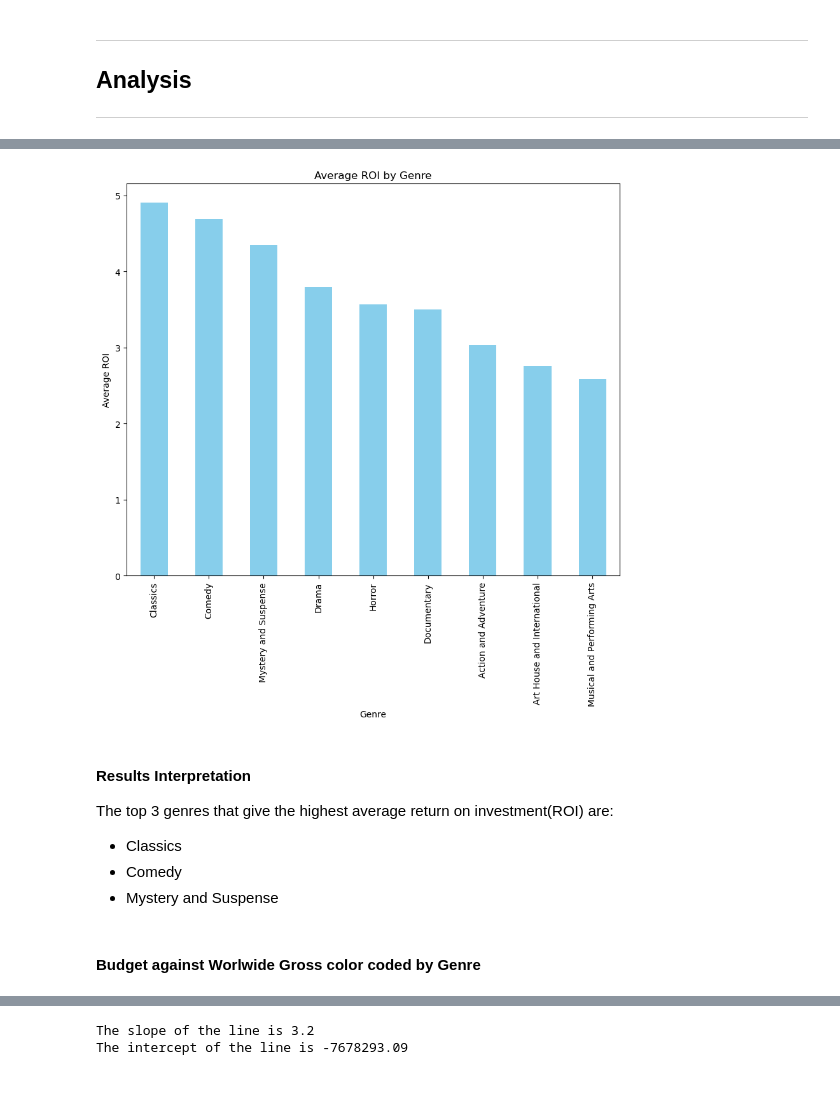
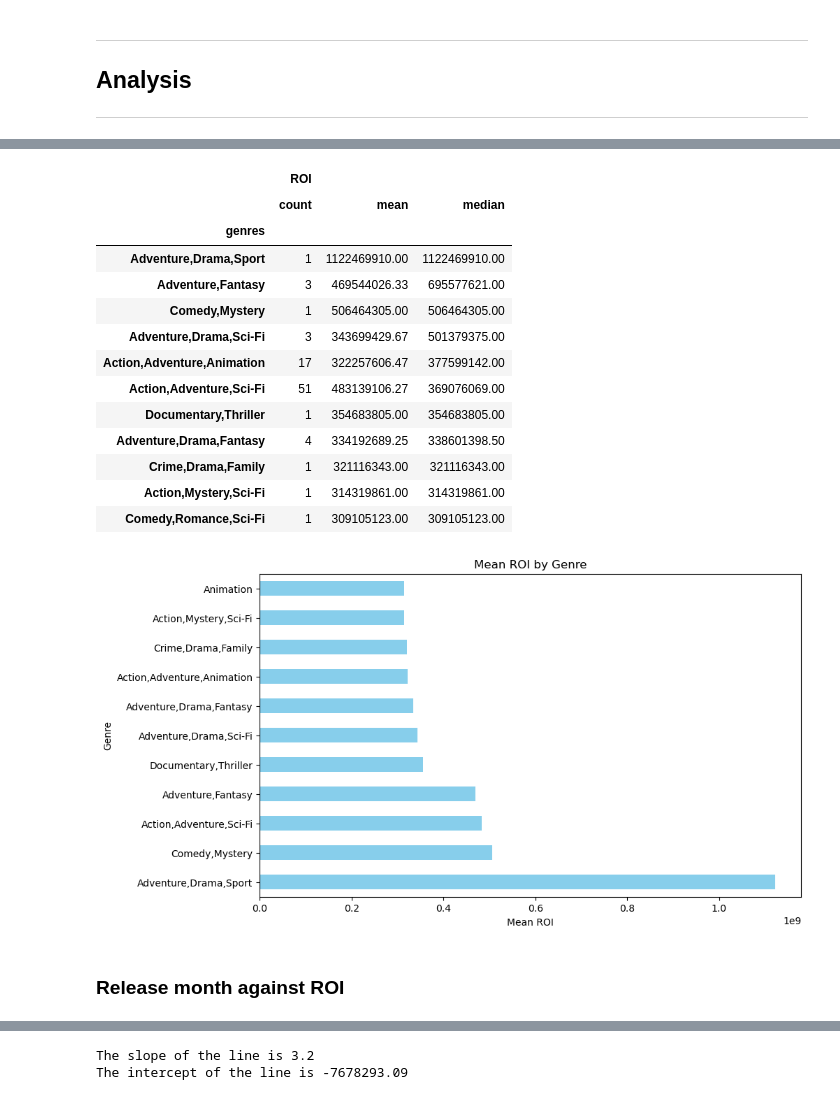
Before and after one commit to TumainiC/Movie_Analysis_Project, a Jupyter notebook: student.ipynb, the cells around one changed output, grey strips where cells are left out. Saved outputs shown, nothing was run; the diff lists cells and outputs as text; code cells hidden in the pictures.

```diff
--- a/student.ipynb
+++ b/student.ipynb
@@ -281,7 +161,8 @@ tmbd_movies['ROI'] = (tmbd_movies['worldwide_gross'] - tmbd_movies['production_b
 # %% [markdown]
 ## Merging Dataframes
 # %%
-# merge the movie_basics and movie_ratings dataframes
-# Merge the DataFrames
-movie_data = pd.merge(movie_basics, movie_ratings, on='movie_id')
-movie_data.head()
+#merge the movie_budgets and movie_basics dataframes
+movies_data = pd.merge(movie_budgets,
+                      movie_basics,
+                      on=['movie_title'],
+                      how='inner')
@@ -346,0 +190,7 @@ memory usage: 433.6+ KB
+# %%
+#calculate the ROI column
+movies_data['ROI'] = movies_data['worldwide_gross'] - movies_data['production_budget']
+# %%
+#reorder the columns for easier reading
+movies_data = movies_data[['movie_title', 'release_month', 'production_budget',
+                            'worldwide_gross', 'ROI', 'genres', 'director_name']]
@@ -361,3 +230,6 @@ In this case we want to find out which movie genres are doing the best in Box Of
 import matplotlib.pyplot as plt
 import seaborn as sns
 %matplotlib inline
+# %%
+# Group the data by genre and calculate the mean ROI
+genre_roi = movies_data[['genres', 'ROI']].groupby('genres').agg(['count', 'mean', 'median'])
@@ -364,27 +272,36 @@ import seaborn as sns
+# %%
+#grouping by median and ROI
+genre_roi.sort_values(by=('ROI','median'),ascending=False).head(11)
+# %% [output]
+|  | ROI |  |  |
+|  | count | mean | median |
+| genres |  |  |  |
+| Adventure,Drama,Sport | 1 | 1122469910.00 | 1122469910.00 |
+| Adventure,Fantasy | 3 | 469544026.33 | 695577621.00 |
+| Comedy,Mystery | 1 | 506464305.00 | 506464305.00 |
+| Adventure,Drama,Sci-Fi | 3 | 343699429.67 | 501379375.00 |
+| Action,Adventure,Animation | 17 | 322257606.47 | 377599142.00 |
+| Action,Adventure,Sci-Fi | 51 | 483139106.27 | 369076069.00 |
+| Documentary,Thriller | 1 | 354683805.00 | 354683805.00 |
+| Adventure,Drama,Fantasy | 4 | 334192689.25 | 338601398.50 |
+| Crime,Drama,Family | 1 | 321116343.00 | 321116343.00 |
+| Action,Mystery,Sci-Fi | 1 | 314319861.00 | 314319861.00 |
+| Comedy,Romance,Sci-Fi | 1 | 309105123.00 | 309105123.00 |
 # %%
-#create a graph to show how genres perform in the box office
-# Group the data by genre and calculate the mean ROI
-genre_roi = cost_info.groupby('genre1')['ROI'].mean().sort_values(ascending=False)
+#plot a graph of the mean ROI by genre
+fig, ax = plt.subplots(figsize=(6, 6))
+mean_genre_roi = genre_roi.sort_values(by=('ROI','mean'),ascending=False).head(11)
 
-# Plot the data
-fig, ax = plt.subplots(figsize=(10, 8))
+ax = mean_genre_roi['ROI']['mean'].plot(kind='barh', figsize=(10, 6), color='skyblue')
 
-ax = genre_roi.plot(kind='bar', color='skyblue')
-ax.set_title('Average ROI by Genre')
-ax.set_ylabel('Average ROI')
-ax.set_xlabel('Genre')
-plt.show;
+ax.set_title('Mean ROI by Genre')
+ax.set_xlabel('Mean ROI')
+ax.set_ylabel('Genre')
+plt.show();
 # %% [output]
-[figure, old version]
+[figure, new version]
-# %% [markdown]
-#### Results Interpretation
-
-The top 3 genres that give the highest average return on investment(ROI) are:
-- Classics
-- Comedy
-- Mystery and Suspense
-# %% [markdown]
-#### Budget against Worlwide Gross color coded by Genre
+# %% [markdown]
+### Release month against ROI
 # %%
 #checking for correlation between worldwide gross and production budget using numpy
 # Calculate the correlation between worldwide gross and production budget
```
Also changed, not shown: parts of 41 cells of this notebook, 3 other files.
